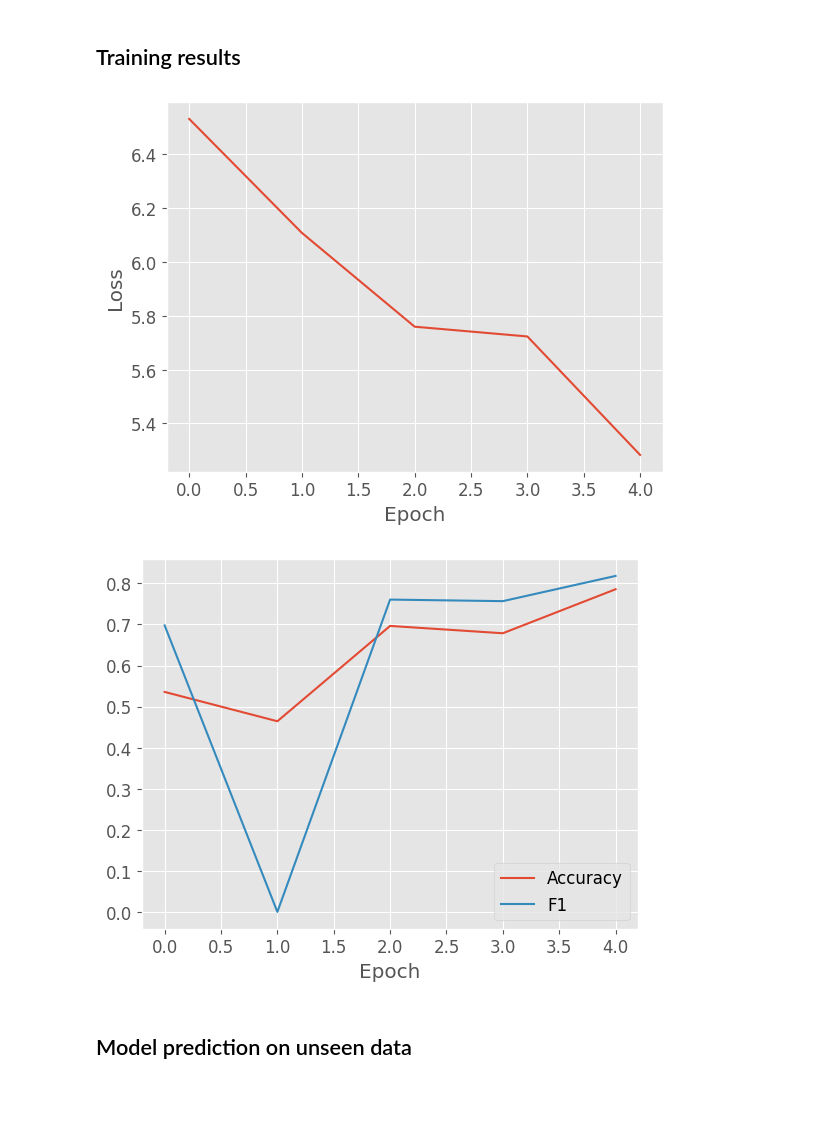
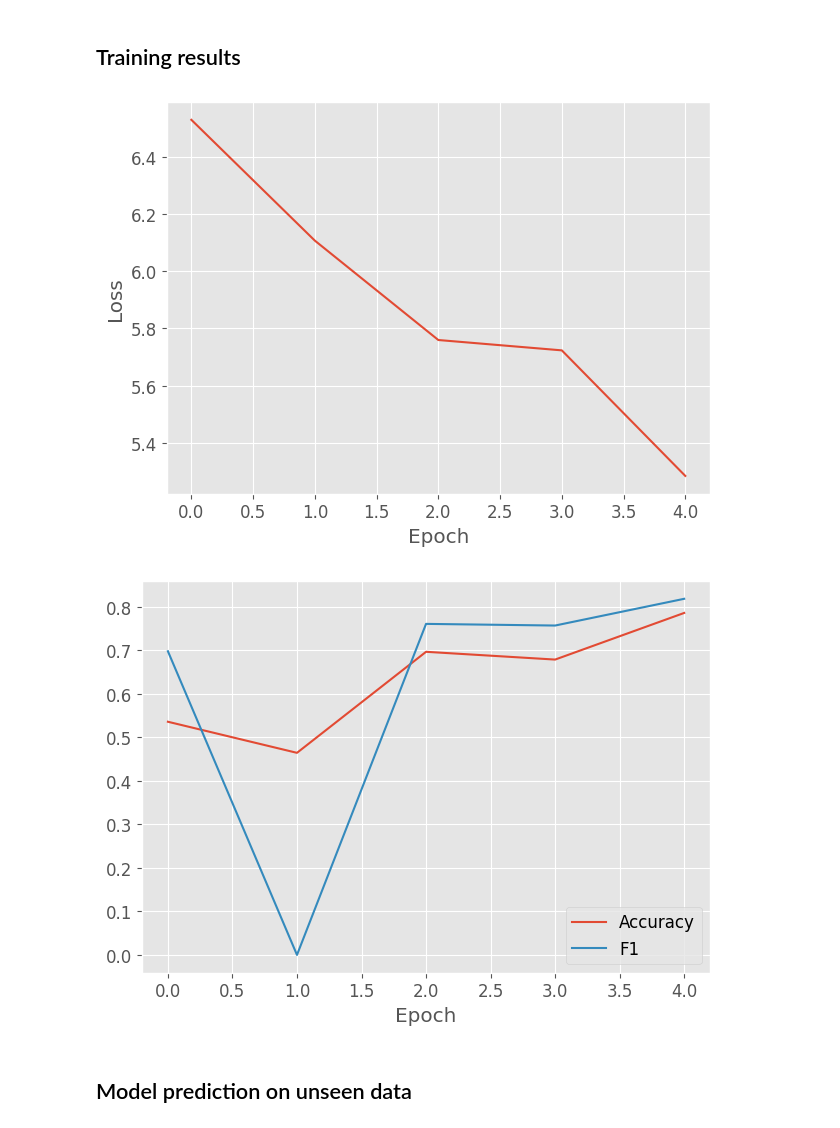
Before and after one commit to DanNguyen1/DL-project, a Jupyter notebook: visualization.ipynb, the cells around one changed output. Drawn from its saved outputs; the diff is of its cells as text; code cells hidden in the pictures; blank space fills up the shorter version.

Commit message:
chore: viz nb to script + save plots to disk

```diff
--- a/visualization.ipynb
+++ b/visualization.ipynb
@@ -41,6 +41,9 @@ results_path = training_path / "res.tar"
 results_path.exists()
 # %% [output]
 True
+# %%
+figspath = training_path / "fig"
+figspath.mkdir(exist_ok=True)
 # %%
 res_dict = torch.load(results_path, weights_only=False, map_location=device)
 res_dict
@@ -86,20 +89,26 @@ with plt.style.context("ggplot_perso.mplstyle"):
     ax.plot(epochs, res_dict["losses"])
     ax.set_xlabel("Epoch")
     ax.set_ylabel("Loss")
+    fig.tight_layout()
+    figpath = figspath / "loss.png"
+    fig.savefig(fname=figpath)
     plt.show()
 # %% [output]
-[figure, old version]
+[figure, new version]
 # %%
 with plt.style.context("ggplot_perso.mplstyle"):
     fig, ax = plt.subplots()
     ax.plot(epochs, res_dict["accuracies"], label="Accuracy")
     ax.plot(epochs, res_dict["f1s"], label="F1")
     ax.set_xlabel("Epoch")
     ax.legend(loc="lower right")
     # ax.legend(loc="best")
+    fig.tight_layout()
+    figpath = figspath / "accu_f1.png"
+    fig.savefig(fname=figpath)
     plt.show()
 # %% [output]
-[figure, old version]
+[figure, new version]
 # %% [markdown]
 ## Model prediction on unseen data
 # %%
```
Also changed, not shown: parts of 3 cells of this notebook, 1 other file.
